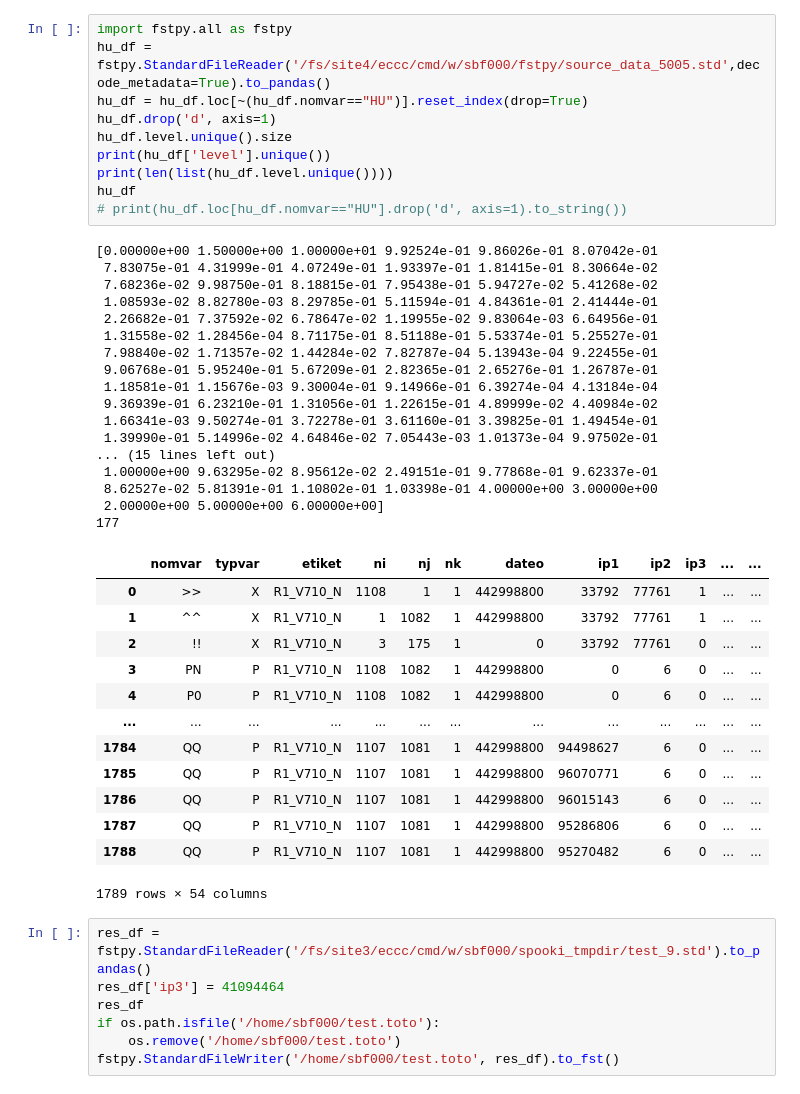
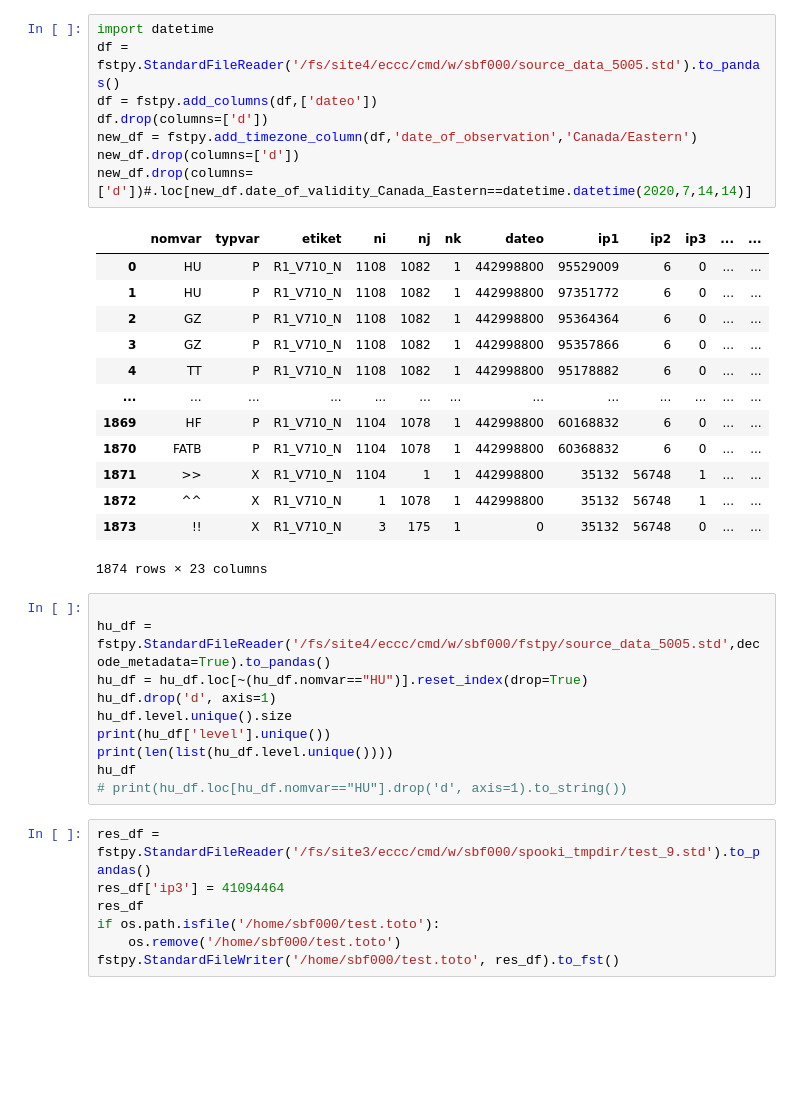
Before and after one commit to sebastiendfortier/fstpy, a Jupyter notebook: notebooks/add_toctoc.ipynb, the cells around one changed output. Cells and saved outputs as stored; diff of their text form; blank space fills up the shorter version.

Commit message:
add function add_timezone_column

```diff
--- a/notebooks/add_toctoc.ipynb
+++ b/notebooks/add_toctoc.ipynb
@@ -18,5 +19,27 @@ sys.path.append(str(pathlib.Path(os.getcwd()).parent))
+# %%
+import datetime
+df = fstpy.StandardFileReader('/fs/site4/eccc/cmd/w/sbf000/source_data_5005.std').to_pandas()
+df = fstpy.add_columns(df,['dateo'])
+df.drop(columns=['d'])
+new_df = fstpy.add_timezone_column(df,'date_of_observation','Canada/Eastern')
+new_df.drop(columns=['d'])
+new_df.drop(columns=['d'])#.loc[new_df.date_of_validity_Canada_Eastern==datetime.datetime(2020,7,14,14)]
+# %% [output]
+|  | nomvar | typvar | etiket | ni | nj | nk | dateo | ip1 | ip2 | ip3 | ... | ... |
+| 0 | HU | P | R1_V710_N | 1108 | 1082 | 1 | 442998800 | 95529009 | 6 | 0 | ... | ... |
+| 1 | HU | P | R1_V710_N | 1108 | 1082 | 1 | 442998800 | 97351772 | 6 | 0 | ... | ... |
+| 2 | GZ | P | R1_V710_N | 1108 | 1082 | 1 | 442998800 | 95364364 | 6 | 0 | ... | ... |
+| 3 | GZ | P | R1_V710_N | 1108 | 1082 | 1 | 442998800 | 95357866 | 6 | 0 | ... | ... |
+| 4 | TT | P | R1_V710_N | 1108 | 1082 | 1 | 442998800 | 95178882 | 6 | 0 | ... | ... |
+| ... | ... | ... | ... | ... | ... | ... | ... | ... | ... | ... | ... | ... |
+| 1869 | HF | P | R1_V710_N | 1104 | 1078 | 1 | 442998800 | 60168832 | 6 | 0 | ... | ... |
+| 1870 | FATB | P | R1_V710_N | 1104 | 1078 | 1 | 442998800 | 60368832 | 6 | 0 | ... | ... |
+| 1871 | >> | X | R1_V710_N | 1104 | 1 | 1 | 442998800 | 35132 | 56748 | 1 | ... | ... |
+| 1872 | ^^ | X | R1_V710_N | 1 | 1078 | 1 | 442998800 | 35132 | 56748 | 1 | ... | ... |
+| 1873 | !! | X | R1_V710_N | 3 | 175 | 1 | 0 | 35132 | 56748 | 0 | ... | ... |
+1874 rows × 23 columns
 # %%
-import fstpy.all as fstpy
+
 hu_df = fstpy.StandardFileReader('/fs/site4/eccc/cmd/w/sbf000/fstpy/source_data_5005.std',decode_metadata=True).to_pandas()
 hu_df = hu_df.loc[~(hu_df.nomvar=="HU")].reset_index(drop=True)
 hu_df.drop('d', axis=1)
@@ -25,37 +48,6 @@ print(hu_df['level'].unique())
 print(len(list(hu_df.level.unique())))
 hu_df
 # print(hu_df.loc[hu_df.nomvar=="HU"].drop('d', axis=1).to_string())
-# %% [output]
-[0.00000e+00 1.50000e+00 1.00000e+01 9.92524e-01 9.86026e-01 8.07042e-01
- 7.83075e-01 4.31999e-01 4.07249e-01 1.93397e-01 1.81415e-01 8.30664e-02
- 7.68236e-02 9.98750e-01 8.18815e-01 7.95438e-01 5.94727e-02 5.41268e-02
- 1.08593e-02 8.82780e-03 8.29785e-01 5.11594e-01 4.84361e-01 2.41444e-01
- 2.26682e-01 7.37592e-02 6.78647e-02 1.19955e-02 9.83064e-03 6.64956e-01
- 1.31558e-02 1.28456e-04 8.71175e-01 8.51188e-01 5.53374e-01 5.25527e-01
- 7.98840e-02 1.71357e-02 1.44284e-02 7.82787e-04 5.13943e-04 9.22455e-01
- 9.06768e-01 5.95240e-01 5.67209e-01 2.82365e-01 2.65276e-01 1.26787e-01
- 1.18581e-01 1.15676e-03 9.30004e-01 9.14966e-01 6.39274e-04 4.13184e-04
- 9.36939e-01 6.23210e-01 1.31056e-01 1.22615e-01 4.89999e-02 4.40984e-02
- 1.66341e-03 9.50274e-01 3.72278e-01 3.61160e-01 3.39825e-01 1.49454e-01
- 1.39990e-01 5.14996e-02 4.64846e-02 7.05443e-03 1.01373e-04 9.97502e-01
-... (15 lines left out)
- 1.00000e+00 9.63295e-02 8.95612e-02 2.49151e-01 9.77868e-01 9.62337e-01
- 8.62527e-02 5.81391e-01 1.10802e-01 1.03398e-01 4.00000e+00 3.00000e+00
- 2.00000e+00 5.00000e+00 6.00000e+00]
-177
-|  | nomvar | typvar | etiket | ni | nj | nk | dateo | ip1 | ip2 | ip3 | ... | ... |
-| 0 | >> | X | R1_V710_N | 1108 | 1 | 1 | 442998800 | 33792 | 77761 | 1 | ... | ... |
-| 1 | ^^ | X | R1_V710_N | 1 | 1082 | 1 | 442998800 | 33792 | 77761 | 1 | ... | ... |
-| 2 | !! | X | R1_V710_N | 3 | 175 | 1 | 0 | 33792 | 77761 | 0 | ... | ... |
-| 3 | PN | P | R1_V710_N | 1108 | 1082 | 1 | 442998800 | 0 | 6 | 0 | ... | ... |
-| 4 | P0 | P | R1_V710_N | 1108 | 1082 | 1 | 442998800 | 0 | 6 | 0 | ... | ... |
-| ... | ... | ... | ... | ... | ... | ... | ... | ... | ... | ... | ... | ... |
-| 1784 | QQ | P | R1_V710_N | 1107 | 1081 | 1 | 442998800 | 94498627 | 6 | 0 | ... | ... |
-| 1785 | QQ | P | R1_V710_N | 1107 | 1081 | 1 | 442998800 | 96070771 | 6 | 0 | ... | ... |
-| 1786 | QQ | P | R1_V710_N | 1107 | 1081 | 1 | 442998800 | 96015143 | 6 | 0 | ... | ... |
-| 1787 | QQ | P | R1_V710_N | 1107 | 1081 | 1 | 442998800 | 95286806 | 6 | 0 | ... | ... |
-| 1788 | QQ | P | R1_V710_N | 1107 | 1081 | 1 | 442998800 | 95270482 | 6 | 0 | ... | ... |
-1789 rows × 54 columns
 # %%
 res_df = fstpy.StandardFileReader('/fs/site3/eccc/cmd/w/sbf000/spooki_tmpdir/test_9.std').to_pandas()
 res_df['ip3'] = 41094464
```
Also changed, not shown: parts of 2 cells of this notebook, 3 other files.
